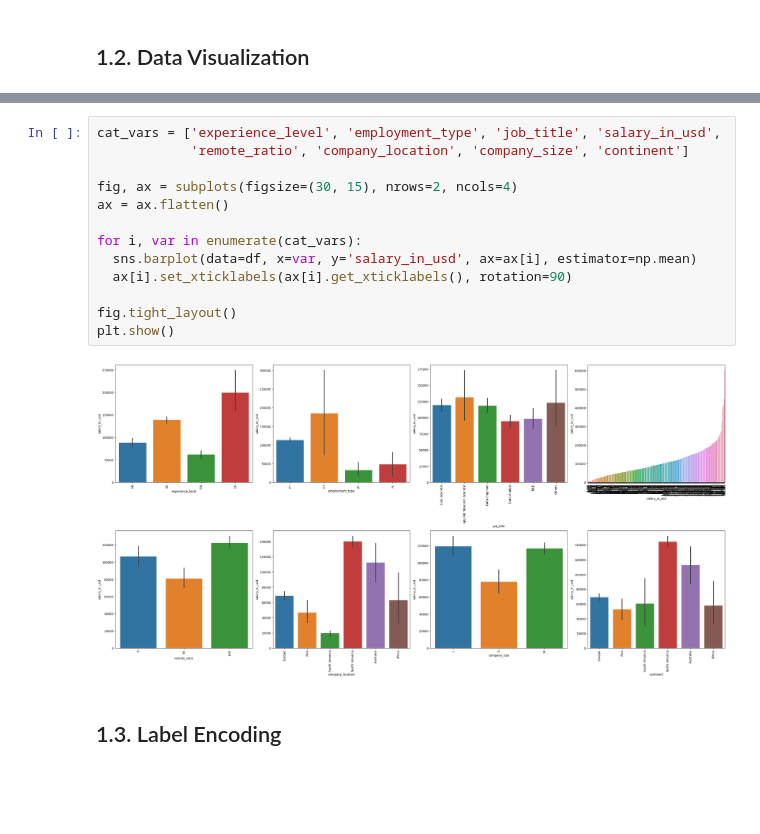
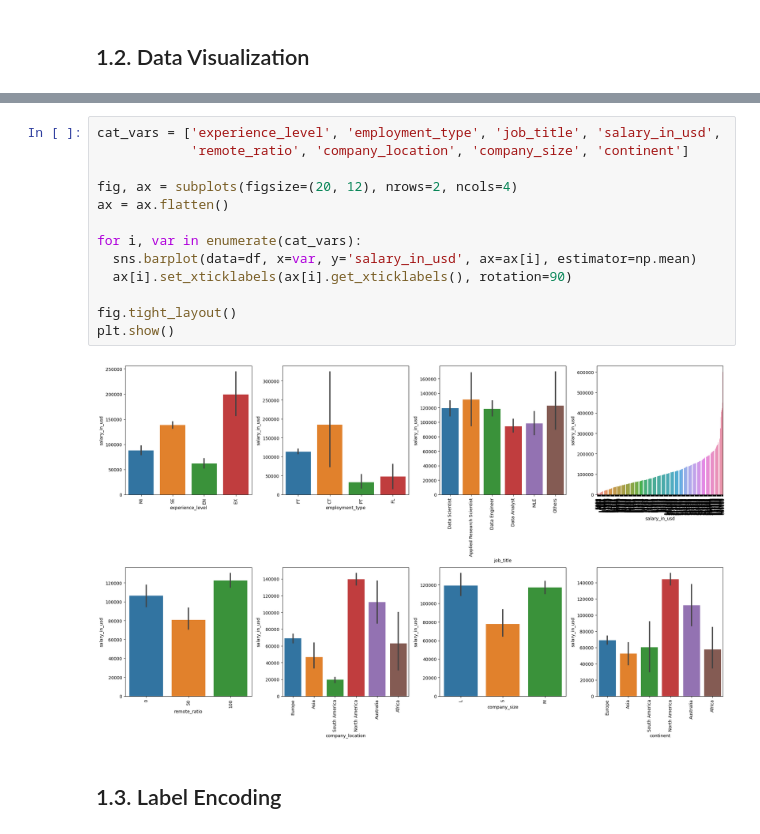
Before and after one commit to vanle2000/Data-Science-Salary-prediction, a Jupyter notebook: Data_Sciece_Salary_Prediction.ipynb, the cells around one changed output, grey strips where cells are left out. Drawn from its saved outputs; the diff is of its cells as text; blank space fills up the shorter version.

```diff
--- a/Data_Sciece_Salary_Prediction.ipynb
+++ b/Data_Sciece_Salary_Prediction.ipynb
@@ -246,18 +246,18 @@ The `ci` parameter is deprecated. Use `errorbar=None` for the same effect.
 # %%
 cat_vars = ['experience_level', 'employment_type', 'job_title', 'salary_in_usd',
             'remote_ratio', 'company_location', 'company_size', 'continent']
 
-fig, ax = subplots(figsize=(30, 15), nrows=2, ncols=4)
+fig, ax = subplots(figsize=(20, 12), nrows=2, ncols=4)
 ax = ax.flatten()
 
 for i, var in enumerate(cat_vars):
   sns.barplot(data=df, x=var, y='salary_in_usd', ax=ax[i], estimator=np.mean)
   ax[i].set_xticklabels(ax[i].get_xticklabels(), rotation=90)
 
 fig.tight_layout()
 plt.show()
 # %% [output]
-[figure, old version]
+[figure, new version]
 # %% [markdown]
 ## 1.3. Label Encoding
 # %%
```
Also changed, not shown: parts of 11 cells of this notebook.
